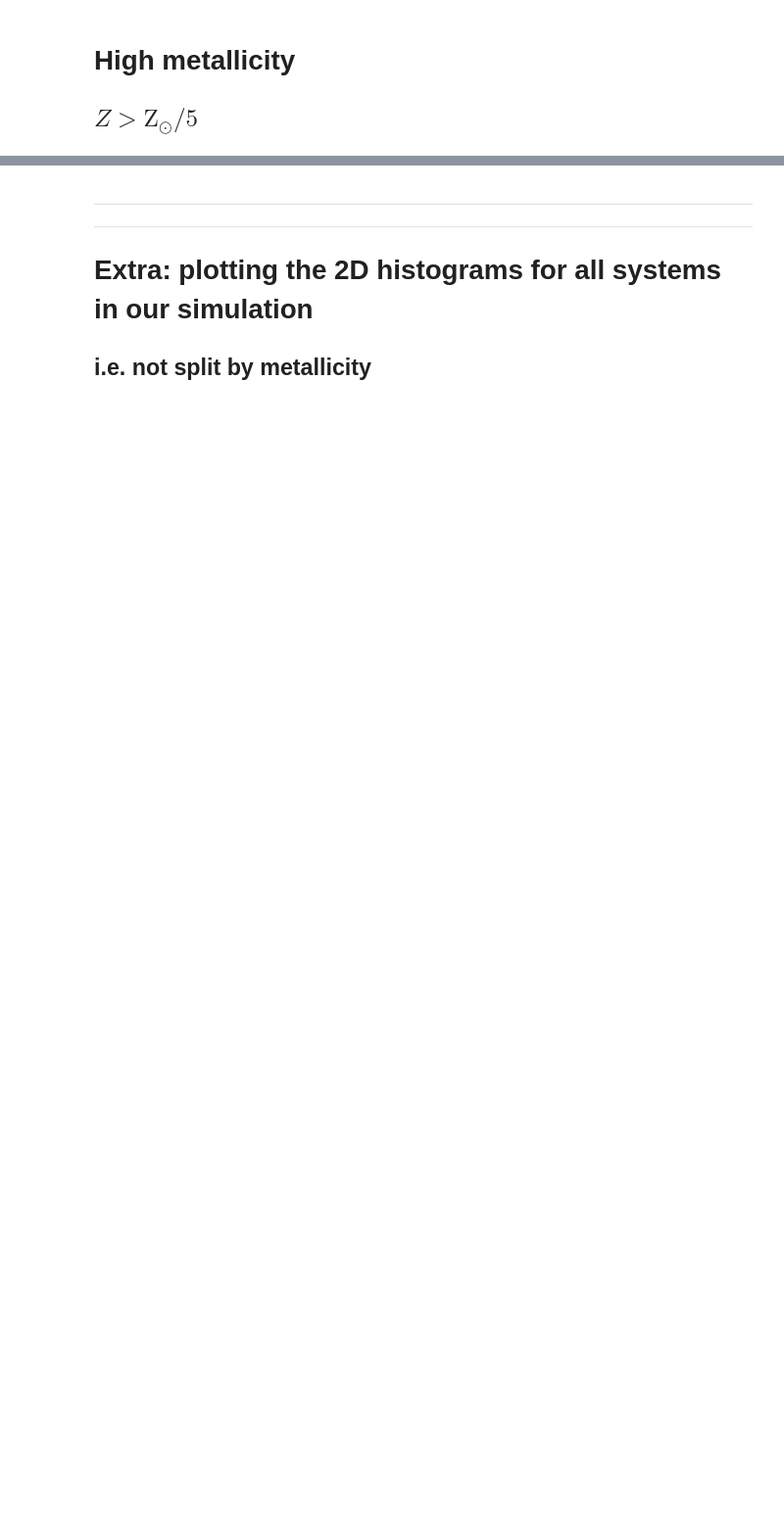
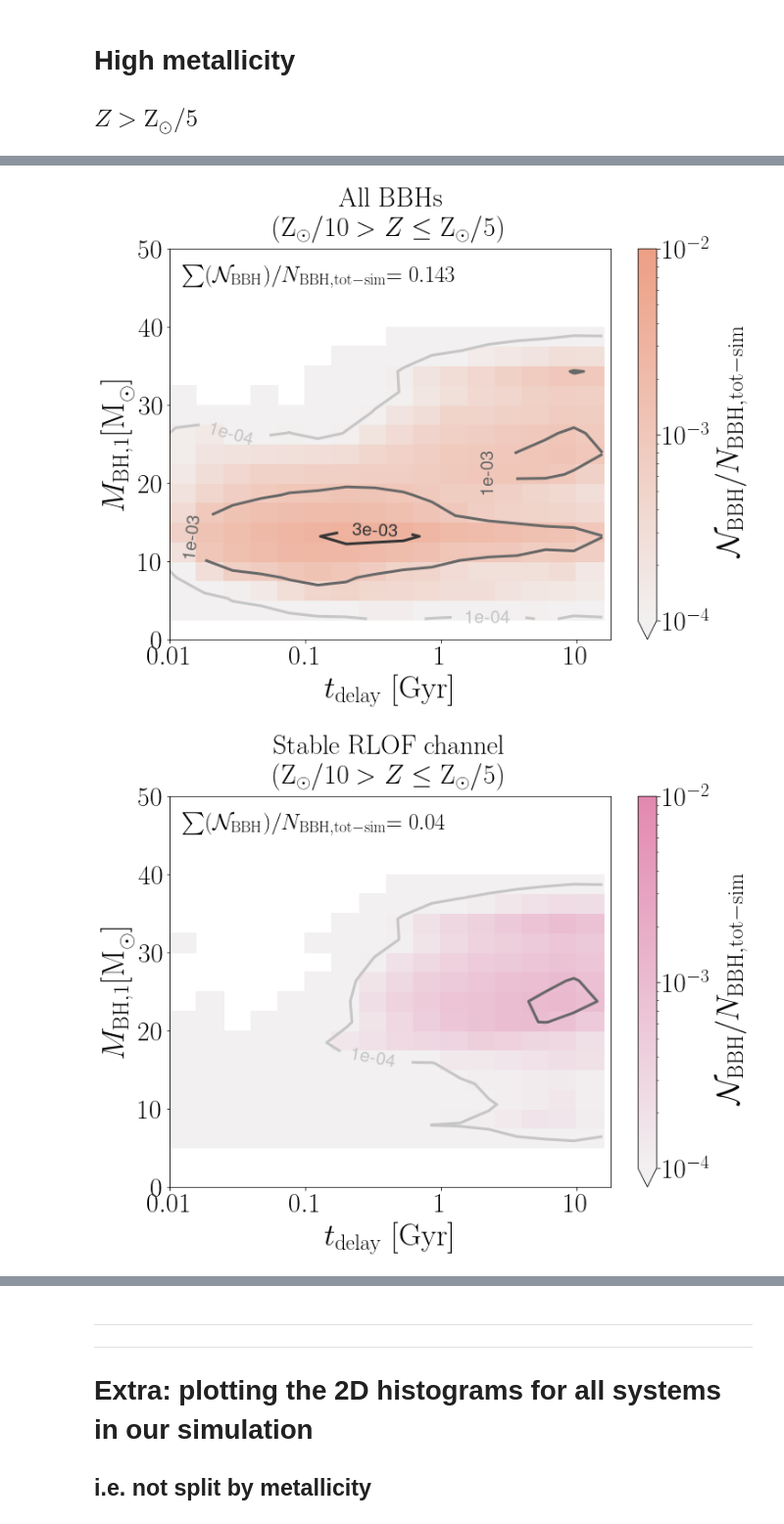
Before and after one commit to LiekeVanSon/RedshiftEvolution_BBHMergers_WeightyMatter, a Jupyter notebook: Code/2_Histograms_Mbh_tdelay.ipynb, the cells around one changed output, grey strips where cells are left out. Shown at 98% size. Cells and saved outputs as stored; diff of their text form; code cells hidden in the pictures; blank space fills up the shorter version.

```diff
--- a/Code/2_Histograms_Mbh_tdelay.ipynb
+++ b/Code/2_Histograms_Mbh_tdelay.ipynb
@@ -299,0 +312,35 @@ Tot_counts = plot_2dHist_MBH_tdelay(DCO, Bool, title='$\mathrm{CE \ channel, \ h
+# %%
+#######################
+# Intermediate metallicity
+interm_Z_bool = np.logical_and(DCO['Metallicity@ZAMS(1)'] > 0.014/10, DCO['Metallicity@ZAMS(1)'] <= 0.014/5)
+
+
+## All BBH
+Bool =  DCO_mask * nonCHE_bool* interm_Z_bool
+kleur_map = sns.light_palette("#ED9F85", as_cmap=True)
+Tot_counts = plot_2dHist_MBH_tdelay(DCO, Bool, title='$\mathrm{All \ BBHs}$'+'\n'+'$(\mathrm{Z_{\odot}}/10 > Z \leq \mathrm{Z_{\odot}}/5 )$',  normalize = N_BBH_tot,
+                                    Vmin = 1e-4, Vmax = 0.01,contour_levels = [1e-4, 1e-3, 3e-3,  6e-3, 1e-2],
+                                    savestr= sim_save_str+'All_intermZ', kleur = kleur_map, save_plot=True )
+
+
+
+## No CE
+noCEbool = DCO['CE_Event_Count'] == 0
+Bool = noCEbool * DCO_mask * nonCHE_bool* interm_Z_bool
+kleur_map = sns.light_palette("#e388b0", as_cmap=True)#
+Tot_counts = plot_2dHist_MBH_tdelay(DCO, Bool, title='$\mathrm{Stable \ RLOF \ channel}$'+'\n'+'$(\mathrm{Z_{\odot}}/10 > Z \leq \mathrm{Z_{\odot}}/5 )$',  normalize = N_BBH_tot,
+                                    Vmin = 1e-4, Vmax = 0.01,contour_levels = [1e-4, 1e-3, 3e-3,  6e-3, 1e-2],
+                                    savestr= sim_save_str+'RLOF_intermZ', kleur = kleur_map, save_plot=True )
+
+
+
+## At least 1 CE
+CEbool = DCO['CE_Event_Count'] > 0
+Bool = CEbool *DCO_mask * nonCHE_bool* interm_Z_bool
+kleur_map = sns.light_palette("#73bdb3", as_cmap=True)#
+Tot_counts = plot_2dHist_MBH_tdelay(DCO, Bool, title='$\mathrm{CE \ channel}$'+'\n'+'$(\mathrm{Z_{\odot}}/10 > Z \leq \mathrm{Z_{\odot}}/5 )$',  normalize = N_BBH_tot,
+                                    Vmin = 1e-4, Vmax = 0.01,contour_levels = [1e-4, 1e-3, 3e-3,  6e-3, 1e-2],
+                                    savestr= sim_save_str+'CE_intermZ', kleur = kleur_map, save_plot=True )
+# %% [output]
+[figure, added]
+[figure, added]
```
Also changed, not shown: parts of 11 cells of this notebook, 48 other files.
